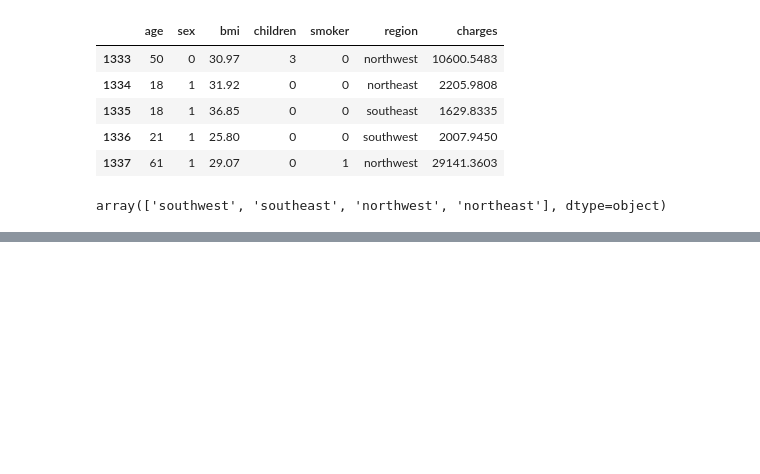
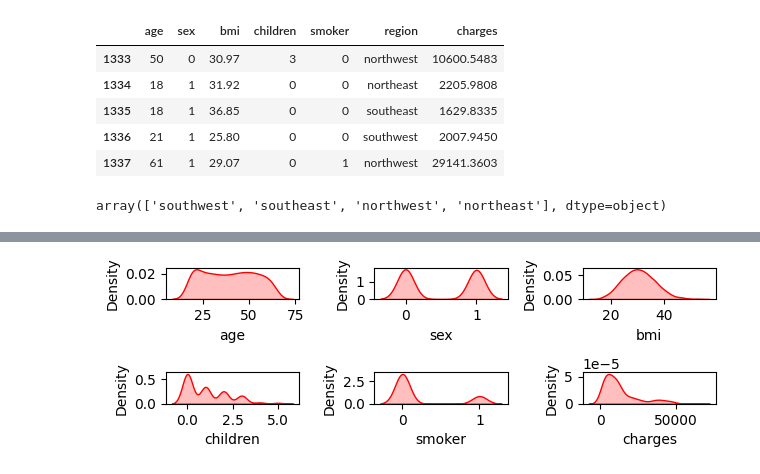
Before and after one commit to elifduman23/MachineLearning-MedicalCostPersonal, a Jupyter notebook: medical-cost-personal-linear-regression.ipynb, the cells around one changed output, grey strips where cells are left out. Saved outputs shown, nothing was run; the diff lists cells and outputs as text; code cells hidden in the pictures; blank space fills up the shorter version.

```diff
--- a/medical-cost-personal-linear-regression.ipynb
+++ b/medical-cost-personal-linear-regression.ipynb
@@ -125,0 +134,12 @@ array(['southwest', 'southeast', 'northwest', 'northeast'], dtype=object)
+# %%
+numerical_features=[feature for feature in data.columns if data[feature].dtype !="O"]
+categorical_features=[feature for feature in data.columns if data[feature].dtype == "O"]
+
+for i in range(0,len(numerical_features)):
+    plt.subplot(5,3,i+1)
+    sns.kdeplot(x=data[numerical_features[i]],fill=True,color="r")
+    plt.xlabel(numerical_features[i])
+    plt.tight_layout()
+plt.show()
+# %% [output]
+[figure, added]
```
Also changed, not shown: parts of 11 cells of this notebook.
